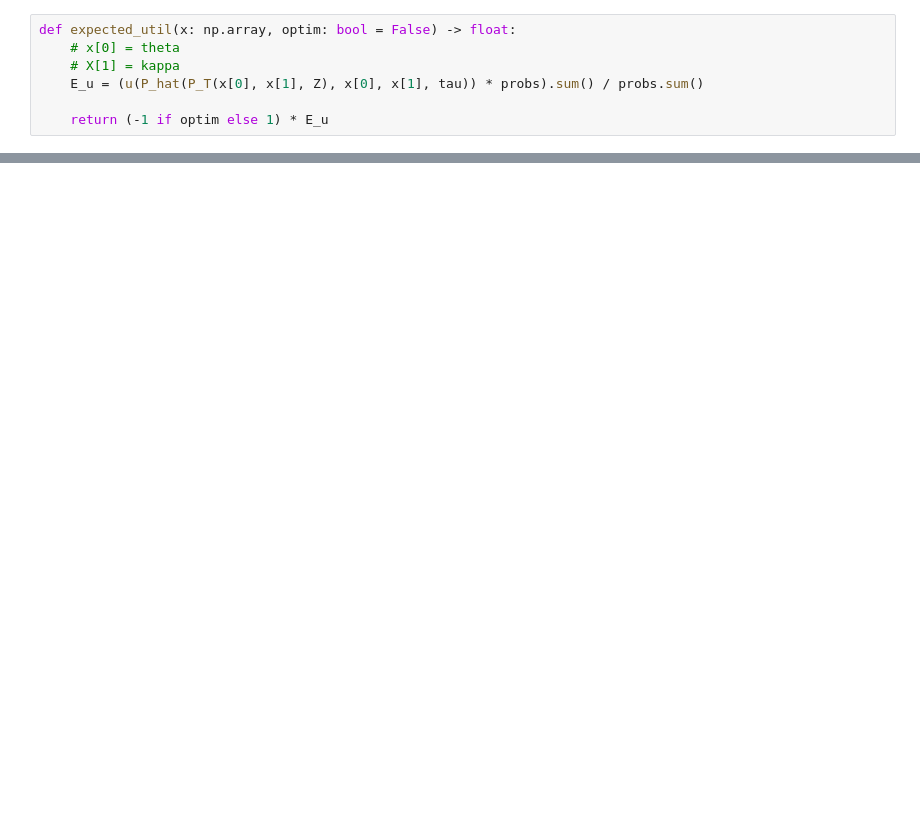
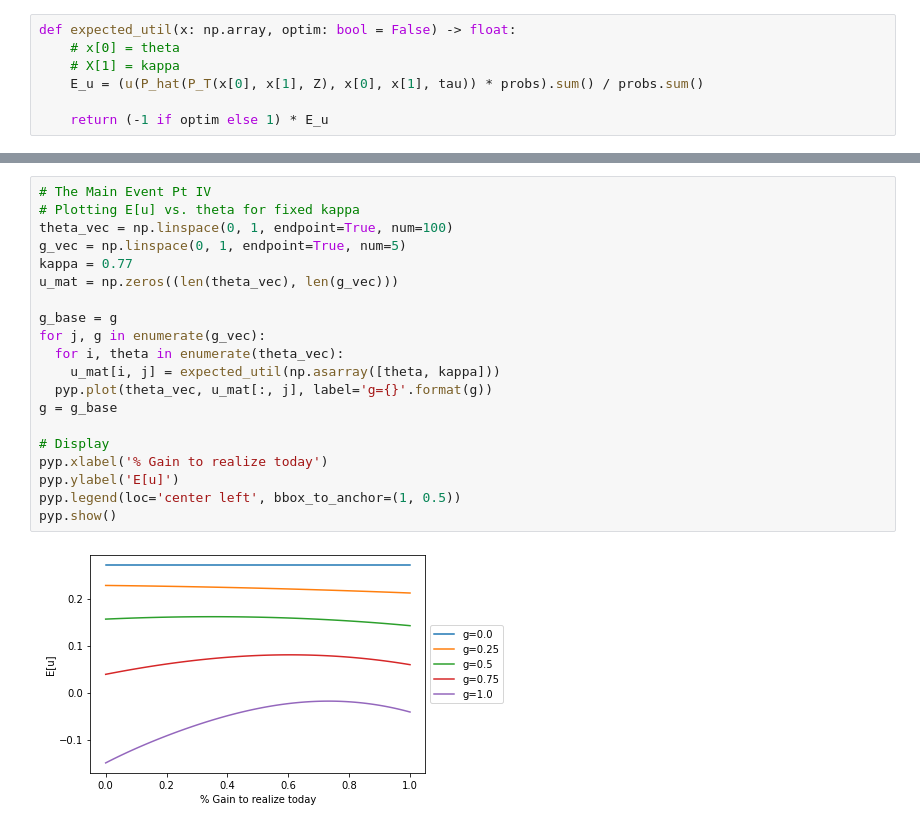
Before and after one commit to ElmPartners/Public, a Jupyter notebook: Cap_Gains_Decisions.ipynb, the cells around one changed output, grey strips where cells are left out. Drawn from its saved outputs; the diff is of its cells as text; blank space fills up the shorter version.

```diff
--- a/Cap_Gains_Decisions.ipynb
+++ b/Cap_Gains_Decisions.ipynb
@@ -130,0 +165,22 @@ pyp.show()
+# %%
+# The Main Event Pt IV
+# Plotting E[u] vs. theta for fixed kappa
+theta_vec = np.linspace(0, 1, endpoint=True, num=100)
+g_vec = np.linspace(0, 1, endpoint=True, num=5)
+kappa = 0.77
+u_mat = np.zeros((len(theta_vec), len(g_vec)))
+
+g_base = g
+for j, g in enumerate(g_vec):
+  for i, theta in enumerate(theta_vec):
+    u_mat[i, j] = expected_util(np.asarray([theta, kappa]))
+  pyp.plot(theta_vec, u_mat[:, j], label='g={}'.format(g))
+g = g_base
+
+# Display
+pyp.xlabel('% Gain to realize today')
+pyp.ylabel('E[u]')
+pyp.legend(loc='center left', bbox_to_anchor=(1, 0.5))
+pyp.show()
+# %% [output]
+[figure, added]
```
Also changed, not shown: parts of 6 cells of this notebook.
